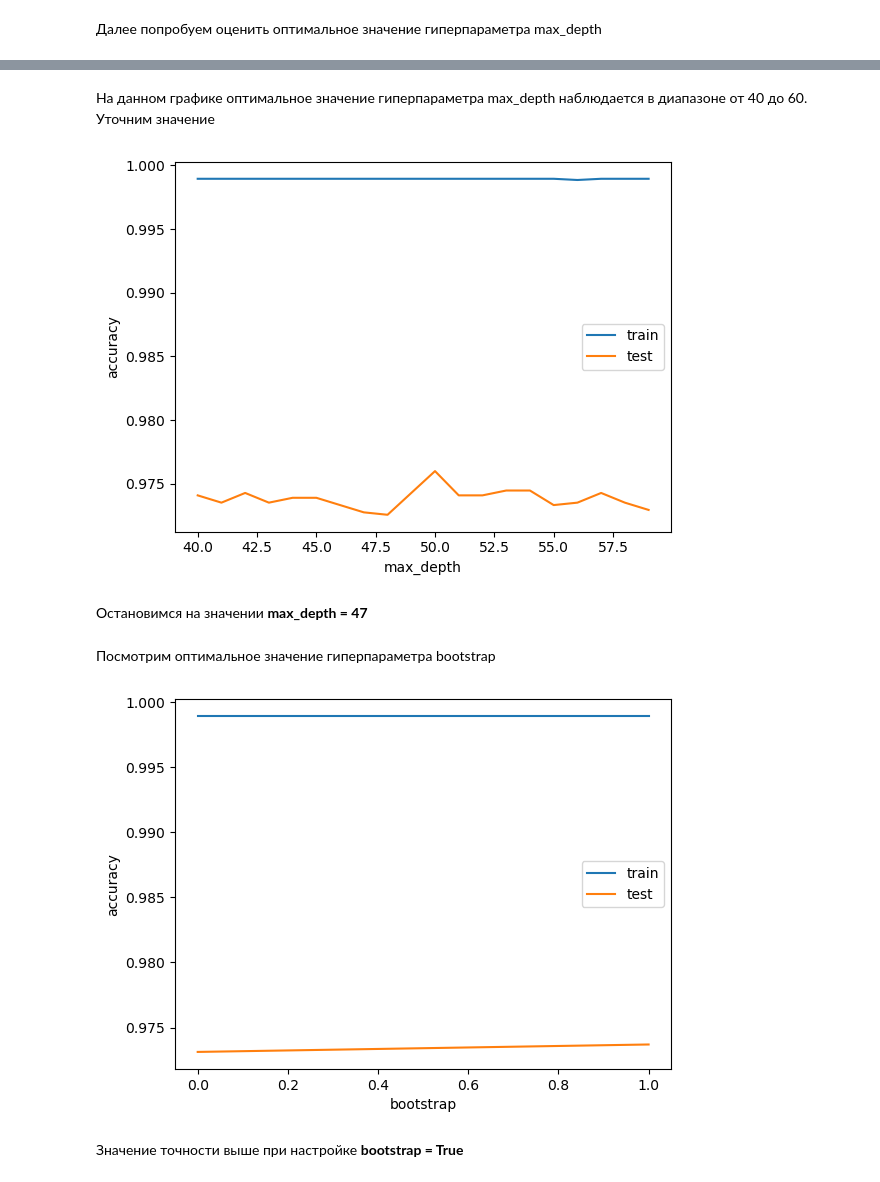
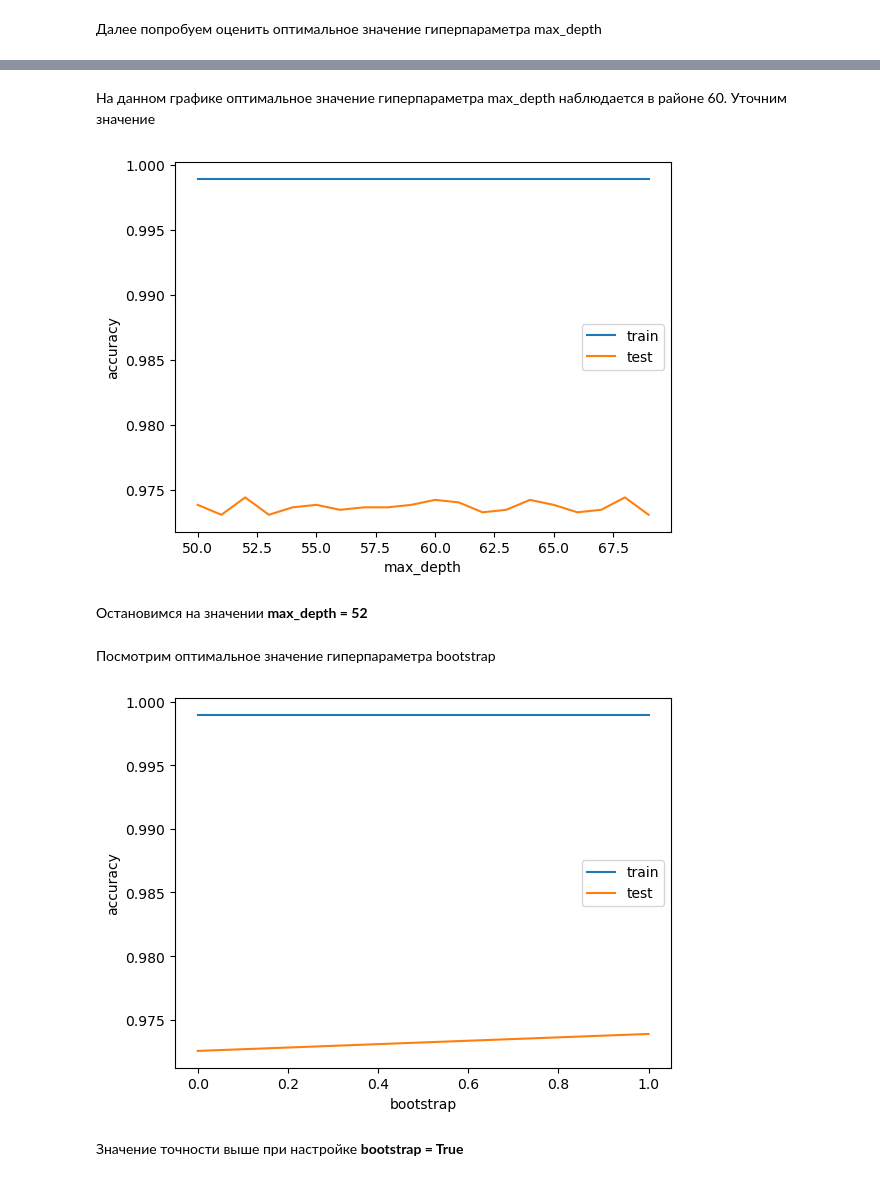
Before and after one commit to Crause/Phishing-Mail-Detection-Using-Neural-Networks, a Jupyter notebook: Phishing-Mail-Detection-Using-Neural-Networks.ipynb, the cells around one changed output, grey strips where cells are left out. Cells and saved outputs as stored; diff of their text form; code cells hidden in the pictures.

```diff
--- a/Phishing-Mail-Detection-Using-Neural-Networks.ipynb
+++ b/Phishing-Mail-Detection-Using-Neural-Networks.ipynb
@@ -958,29 +964,29 @@ plt.show()
 # %% [markdown]
-На данном графике оптимальное значение гиперпараметра max_depth наблюдается в диапазоне от 40 до 60. Уточним значение
+На данном графике оптимальное значение гиперпараметра max_depth наблюдается в районе 60. Уточним значение
 # %%
-num_md = np.arange(40, 60, 1)
+num_md = np.arange(50, 70, 1)
 train_scoreNum, test_scoreNum = model_selection.validation_curve(
-                                RandomForestClassifier(),
+                                RandomForestClassifier(n_estimators=156),
                                 X = x_train, y = y_train,
                                 param_name = 'max_depth',
                                 param_range = num_md, cv = 3)
 
 plt.plot(num_md, np.mean(train_scoreNum, axis = 1))
 plt.plot(num_md, np.mean(test_scoreNum, axis = 1))
 plt.ylabel('accuracy')
 plt.xlabel('max_depth')
 plt.legend(['train', 'test'], loc='center right')
 plt.show()
 # %% [output]
-[figure, old version]
+[figure, new version]
 # %% [markdown]
-Остановимся на значении **max_depth = 47**
+Остановимся на значении **max_depth = 52**
 # %% [markdown]
 Посмотрим оптимальное значение гиперпараметра bootstrap
 # %%
 num_bs = np.array([False, True])
 train_scoreNum, test_scoreNum = model_selection.validation_curve(
-                                RandomForestClassifier(),
+                                RandomForestClassifier(n_estimators=156, max_depth=52),
                                 X = x_train, y = y_train,
                                 param_name = 'bootstrap',
                                 param_range = num_bs, cv = 3)
@@ -992,7 +998,7 @@ plt.xlabel('bootstrap')
 plt.legend(['train', 'test'], loc='center right')
 plt.show()
 # %% [output]
-[figure, old version]
+[figure, new version]
 # %% [markdown]
 Значение точности выше при настройке **bootstrap = True**
 # %% [markdown]
```
Also changed, not shown: parts of 24 cells of this notebook.
